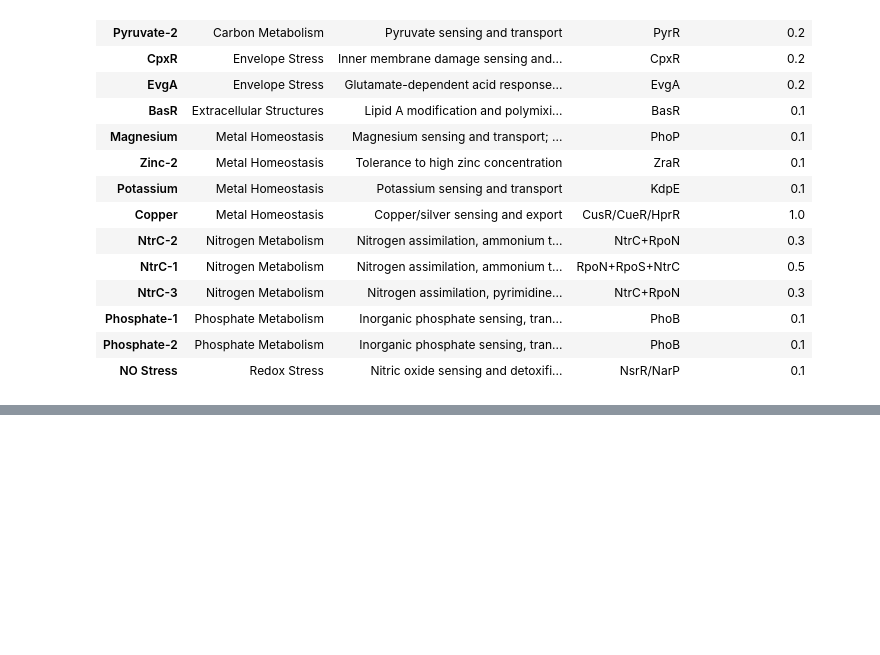
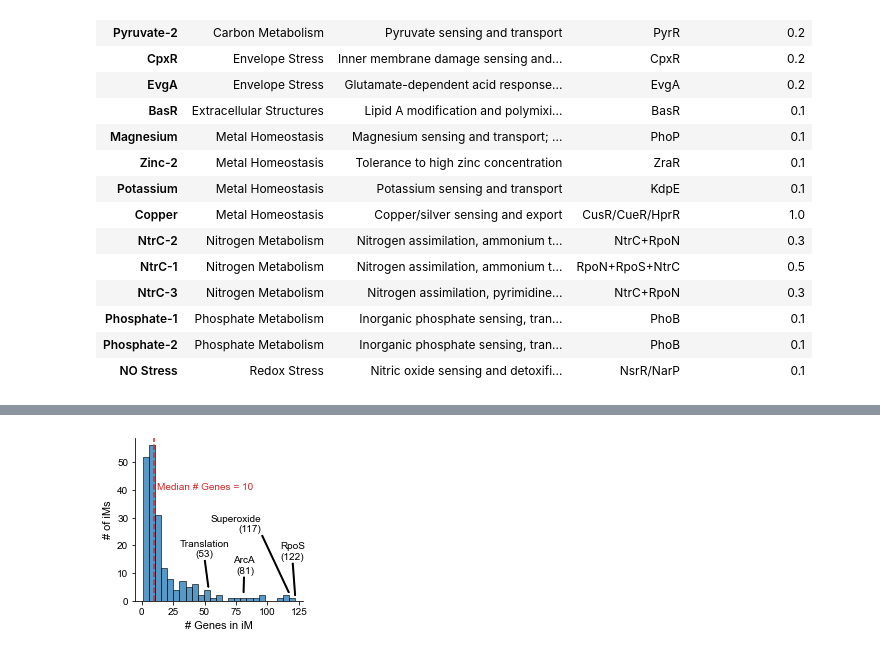
Before and after one commit to SBRG/precise1k, a Jupyter notebook: notebooks/precise1k/fig__summarize_imodulons.ipynb, the cells around one changed output, grey strips where cells are left out. Saved outputs shown, nothing was run; the diff lists cells and outputs as text; code cells hidden in the pictures; blank space fills up the shorter version.

```diff
--- a/notebooks/precise1k/fig__summarize_imodulons.ipynb
+++ b/notebooks/precise1k/fig__summarize_imodulons.ipynb
@@ -312,0 +413,26 @@ tcs_im_df.to_csv(os.path.join(FIG_PATH, 'tcs_im_table.csv'))
+# %%
+_, ax = plt.subplots(figsize=(3, 3))
+
+sns.histplot(ica_data.imodulon_table['imodulon_size'], bins=25, ax=ax)
+
+for s_loc, s in ax.spines.items():
+    if s_loc in ['top', 'right']:
+        s.set_visible(False)
+
+med_size = ica_data.imodulon_table['imodulon_size'].median()
+ax.axvline(med_size, linestyle='--', color='tab:red')
+ax.text(med_size + 2, 40, f'Median # Genes = {int(med_size)}', color='tab:red')
+
+ax.annotate('RpoS\n(122)', xy=(122, 2), xytext=(120, 15), arrowprops={'headwidth': 0, 'width': 1, 'headlength': 0.1}, ha='center')
+ax.annotate('Superoxide\n(117)', xy=(117, 3), xytext=(95, 25), arrowprops={'headwidth': 0, 'width': 1, 'headlength': 0.1}, ha='right')
+ax.annotate('ArcA\n(81)', xy=(81, 3), xytext=(90, 10), arrowprops={'headwidth': 0, 'width': 1, 'headlength': 0.1}, ha='right')
+ax.annotate('Translation\n(53)', xy=(53, 5), xytext=(50, 16), arrowprops={'headwidth': 0, 'width': 1, 'headlength': 0.1}, ha='center')
+
+ax.set_xticks(range(0, 150, 25))
+ax.set_xlabel('# Genes in iM', fontsize=11)
+ax.set_ylabel('# of iMs', fontsize=11)
+
+plt.savefig(os.path.join(FIG_PATH, 'im_sizes.svg'), dpi=400, bbox_inches='tight')
+plt.savefig(os.path.join(FIG_PATH, 'im_sizes.png'), dpi=400, bbox_inches='tight')
+# %% [output]
+[figure, added]
```
Also changed, not shown: parts of 9 cells of this notebook, 7 other files.
